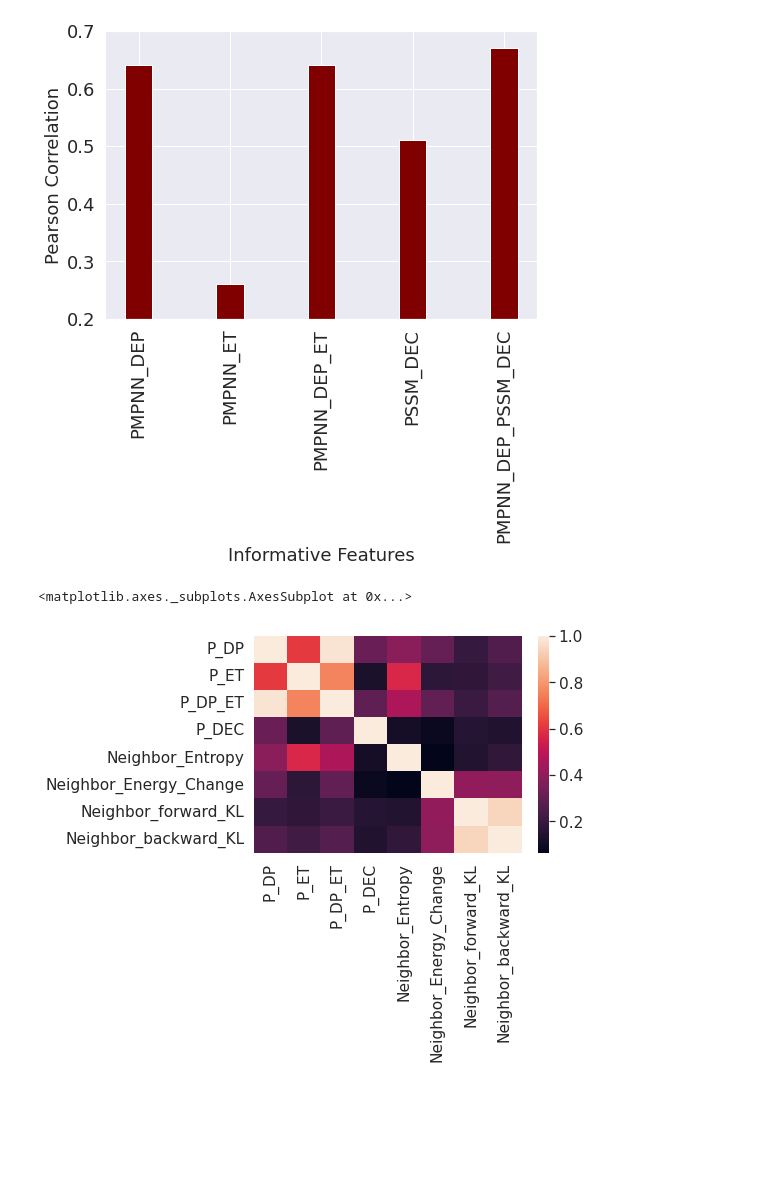
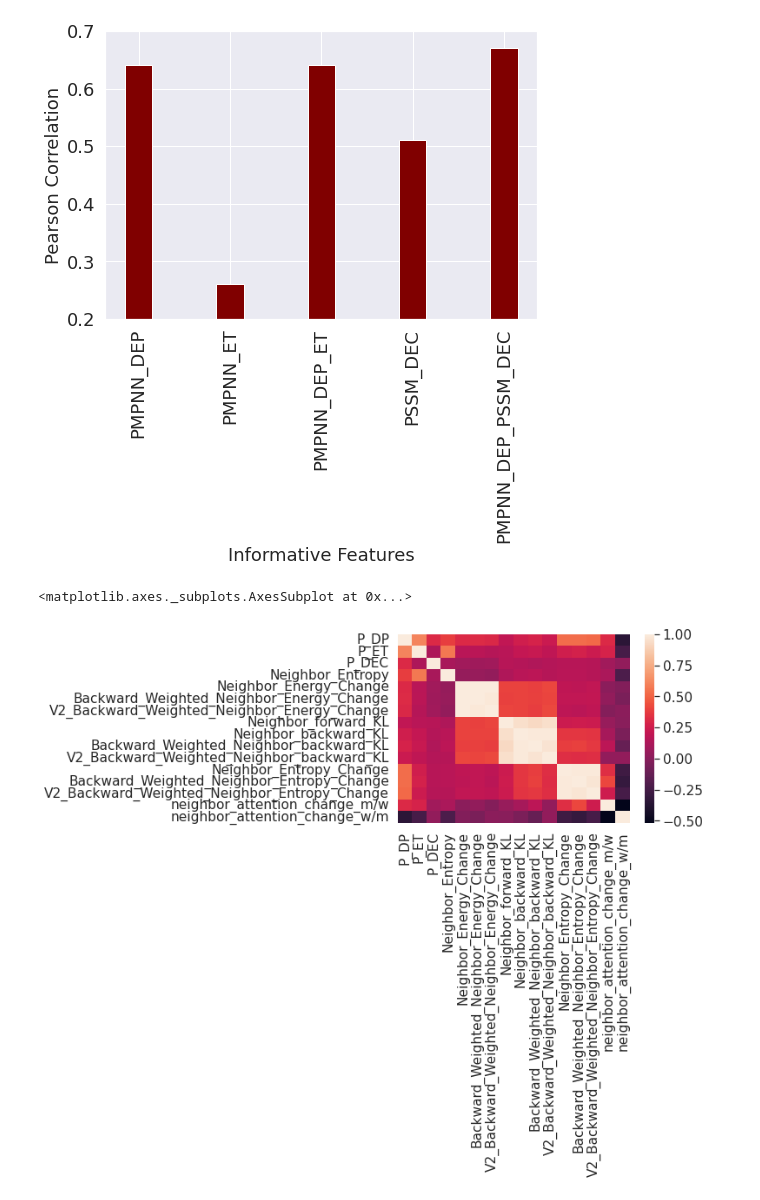
Before and after one commit to SajidAhmeduiu/ProteinMPNN, a Jupyter notebook: Sajid_Additions/ProteinMPNNTesting_V6.ipynb, the cells around one changed output. Cells and saved outputs as stored; diff of their text form; code cells hidden in the pictures; blank space fills up the shorter version.

```diff
--- a/Sajid_Additions/ProteinMPNNTesting_V6.ipynb
+++ b/Sajid_Additions/ProteinMPNNTesting_V6.ipynb
@@ -2143,23 +2248,3 @@ for prot,muts in two_level_dict.items():
             # only fetching those mutations that have corresponding log-probabilities calculated and saved as values of "log_prob" key
             if "log_prob" in mut:
                 pssm_predictions.append((mut["wild_pssm"]-mut["alternate_pssm"]))
-# %%
-wild_energies = np.array(wild_energies)
-mut_energies = np.array(mut_energies)
-min_energies = np.array(min_energies)
-experimental_energies = np.array(experimental_energies)
-mut_wild_predictions = mut_energies - wild_energies
-mut_min_predictions = mut_energies - min_energies
-entropy_predictions = np.array(entropy_conservations)
-pssm_predictions = np.array(pssm_predictions)
-neighbor_entropy_predictions = np.array(neighbor_entropy_conservations)
-neighbor_energy_change_predictions = np.array(neighbor_energy_change_predictions)
-neighbor_forward_KL_predictions = np.array(weighted_neighbor_forward_KL)
-neighbor_backward_KL_predictions = np.array(weighted_neighbor_backward_KL)
-print(pearsonr(experimental_energies,mut_wild_predictions))
-print(pearsonr(experimental_energies,entropy_predictions))
-print(pearsonr(experimental_energies,pssm_predictions))
-print(pearsonr(experimental_energies,neighbor_entropy_predictions))
-print(pearsonr(experimental_energies,neighbor_energy_change_predictions))
-print(pearsonr(experimental_energies,neighbor_forward_KL_predictions))
-print(pearsonr(experimental_energies,neighbor_backward_KL_predictions))
@@ -2239,34 +2317,31 @@ plt.show()
 # %%
 import pandas as pd
 import seaborn as sns
 
-mut_wild_predictions = np.array(mut_energies - wild_energies)
-entropy_predictions = np.array(entropy_conservations)
-first_second_combined = 0.5*mut_wild_predictions + 0.5*entropy_predictions
-pssm_predictions = np.array(pssm_predictions)
-# first_pssm_combined = 0.89*mut_wild_predictions + 0.11*pssm_predictions
-neighbor_energy_change_predictions = np.array(neighbor_energy_change_predictions)
-neighbor_entropy_predictions = np.array(neighbor_entropy_predictions)
-neighbor_forward_KL_predictions = np.array(weighted_neighbor_forward_KL)
-neighbor_backward_KL_predictions = np.array(weighted_neighbor_backward_KL)
-
 df_Ssym = pd.DataFrame(
     {'P_DP': mut_wild_predictions,
      'P_ET': entropy_predictions,
-     'P_DP_ET':first_second_combined,
      'P_DEC': pssm_predictions,
-    #  'PMPNN_DP_PSSM_DEC' : first_pssm_combined,
      'Neighbor_Entropy' : neighbor_entropy_predictions,
      'Neighbor_Energy_Change' : neighbor_energy_change_predictions,
+     'Backward_Weighted_Neighbor_Energy_Change' : backward_weighted_neighbor_energy_changes,
+     'V2_Backward_Weighted_Neighbor_Energy_Change' : V2_backward_weighted_neighbor_energy_changes,
      'Neighbor_forward_KL' : neighbor_forward_KL_predictions,
-     'Neighbor_backward_KL' : neighbor_backward_KL_predictions
+     'Neighbor_backward_KL' : neighbor_backward_KL_predictions,
+     'Backward_Weighted_Neighbor_backward_KL' : backward_weighted_neighbor_backward_KL,
+     'V2_Backward_Weighted_Neighbor_backward_KL' : V2_backward_weighted_neighbor_backward_KL,
+     'Neighbor_Entropy_Change' : neighbor_entropy_change_predictions,
+     'Backward_Weighted_Neighbor_Entropy_Change' : backward_weighted_neighbor_entropy_changes,
+     'V2_Backward_Weighted_Neighbor_Entropy_Change' : V2_backward_weighted_neighbor_entropy_changes,
+     'neighbor_attention_change_m/w' : center_neighbor_weight_check_m_w,
+     'neighbor_attention_change_w/m' : center_neighbor_weight_check_w_m
     })
 corr = df_Ssym.corr()
 
 sns.set(font_scale=1.4)
 sns.heatmap(corr,
         xticklabels=corr.columns,
         yticklabels=corr.columns)
 # %% [output]
 <matplotlib.axes._subplots.AxesSubplot at 0x...>
-[figure, old version]
+[figure, new version]
```
Also changed, not shown: parts of 13 cells of this notebook, 1 other file.
